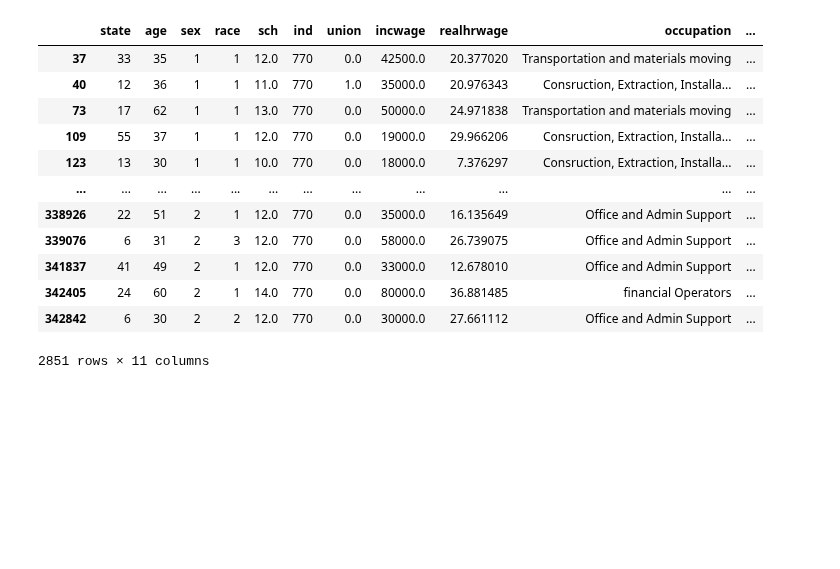
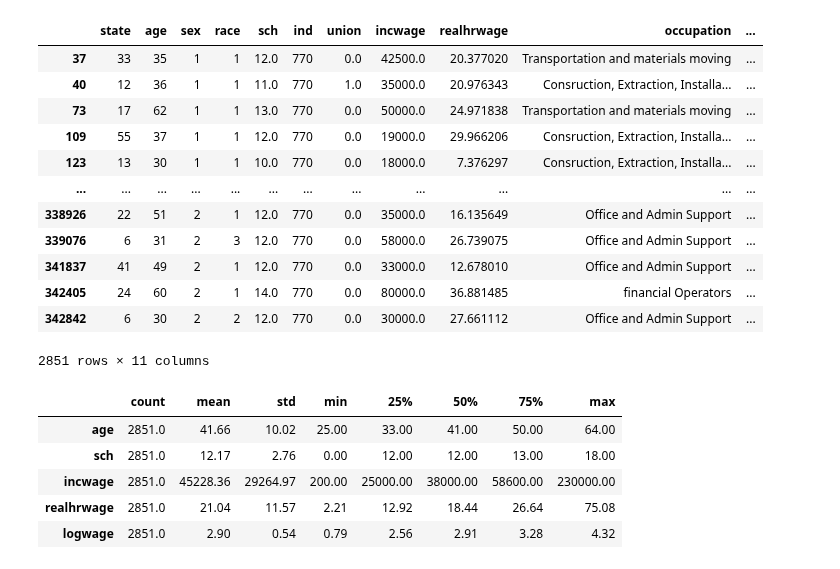
Before and after one commit to Zccarou/QM2, a Jupyter notebook: notebooks/W07. Linear Regression.ipynb, the cells around one changed output. Cells and saved outputs as stored; diff of their text form; code cells hidden in the pictures; blank space fills up the shorter version.

```diff
--- a/notebooks/W07. Linear Regression.ipynb
+++ b/notebooks/W07. Linear Regression.ipynb
@@ -795,3 +795,14 @@ construction_extraction
 | 342405 | 24 | 60 | 2 | 1 | 14.0 | 770 | 0.0 | 80000.0 | 36.881485 | financial Operators | ... |
 | 342842 | 6 | 30 | 2 | 2 | 12.0 | 770 | 0.0 | 30000.0 | 27.661112 | Office and Admin Support | ... |
 2851 rows × 11 columns
+# %%
+construction_extraction_summary=construction_extraction.describe().round(2)
+construction_extraction_summary=construction_extraction_summary.T
+construction_extraction_summary
+# %% [output]
+|  | count | mean | std | min | 25% | 50% | 75% | max |
+| age | 2851.0 | 41.66 | 10.02 | 25.00 | 33.00 | 41.00 | 50.00 | 64.00 |
+| sch | 2851.0 | 12.17 | 2.76 | 0.00 | 12.00 | 12.00 | 13.00 | 18.00 |
+| incwage | 2851.0 | 45228.36 | 29264.97 | 200.00 | 25000.00 | 38000.00 | 58600.00 | 230000.00 |
+| realhrwage | 2851.0 | 21.04 | 11.57 | 2.21 | 12.92 | 18.44 | 26.64 | 75.08 |
+| logwage | 2851.0 | 2.90 | 0.54 | 0.79 | 2.56 | 2.91 | 3.28 | 4.32 |
```
Also changed, not shown: parts of 2 cells of this notebook.
